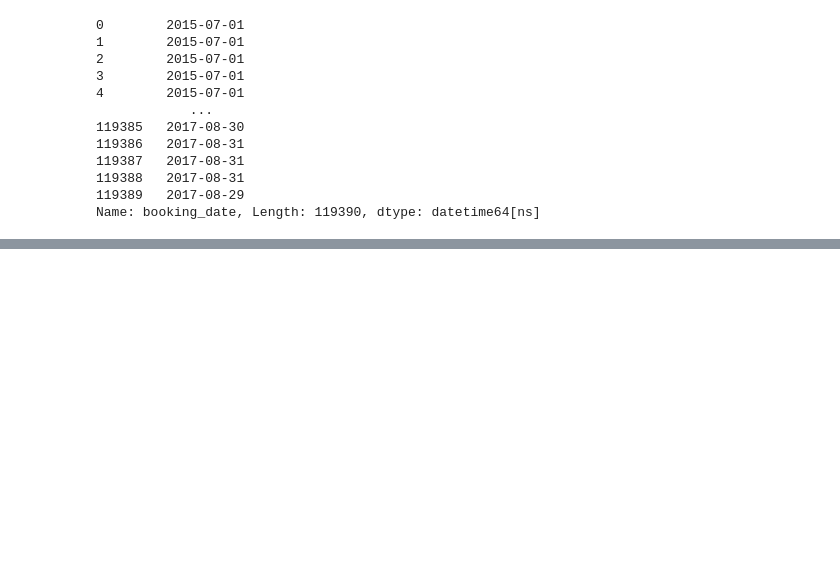
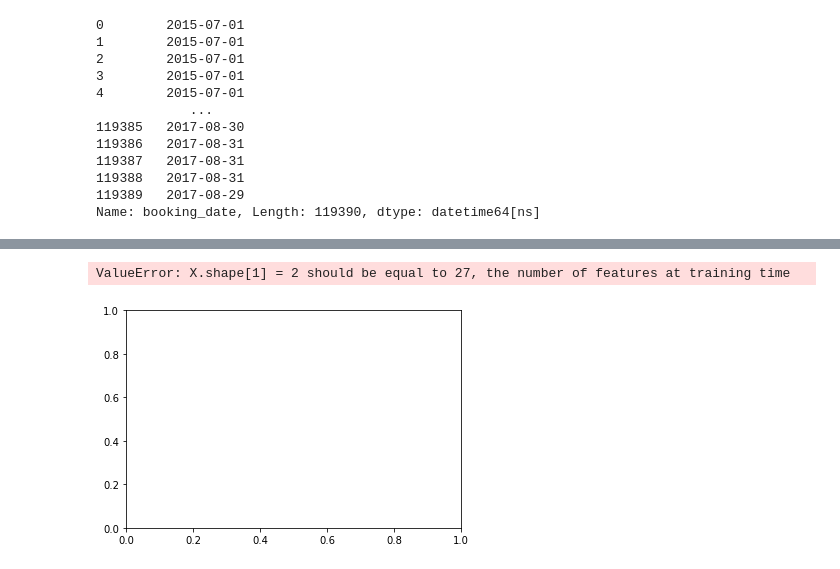
Before and after one commit to olmosjorge28/DS7331_ML1_ASSINGMENTS, a Jupyter notebook: lab2/Mini-Project.ipynb, the cells around one changed output, grey strips where cells are left out. Saved outputs shown, nothing was run; the diff lists cells and outputs as text; code cells hidden in the pictures; blank space fills up the shorter version.

```diff
--- a/lab2/Mini-Project.ipynb
+++ b/lab2/Mini-Project.ipynb
@@ -210,0 +397,10 @@ print(classification_report(y_test,y_pred))
+# %%
+# First case with gamma= 1 and C=0.02
+rbf1 = SVC(kernel='rbf', random_state=1, gamma=0.1, C=0.02)
+rbf1.fit(X_train, y_train)
+
+#Predict the response for test dataset
+y_pred_rbf1 = rbf1.predict(X_test)
+
+# Model Accuracy
+print("Accuracy for Case 1 (gamma = 0.1, C= 0.02) of RBF SVM:",metrics.accuracy_score(y_test, y_pred_rbf1))
@@ -210,0 +409,12 @@ print(classification_report(y_test,y_pred))
+# %%
+from sklearn.model_selection import GridSearchCV
+
+# defining parameter range
+param_grid = {'C': [0.1, 1, 10, 100, 1000],
+              'gamma': [1, 0.1, 0.01, 0.001, 0.0001],
+              'kernel': ['rbf']}
+
+grid = GridSearchCV(SVC(), param_grid, refit = True, verbose = 3)
+
+# fitting the model for grid search
+grid.fit(X_train, y_train)
@@ -210,0 +430,17 @@ print(classification_report(y_test,y_pred))
+# %%
+# # Visualize the decision boundaries
+# from sklearn.decomposition import PCA
+# from mlxtend.plotting import plot_decision_regions
+
+npy = np.asarray(y_train, dtype=np.int)
+pca = PCA(n_components = 2)
+X_train2 = pca.fit_transform(X_train)
+clf.fit(X_train2, y_train)
+plot_decision_regions(X_train2, npy, clf=svm, legend=2)
+
+# plt.xlabel(X.columns[0], size=14)
+# plt.ylabel(X.columns[1], size=14)
+# plt.title('SVM Decision Region Boundary', size=16)
+# %% [output]
+ValueError: X.shape[1] = 2 should be equal to 27, the number of features at training time
+[figure, added]
```
Also changed, not shown: parts of 43 cells of this notebook, 1 other file.
